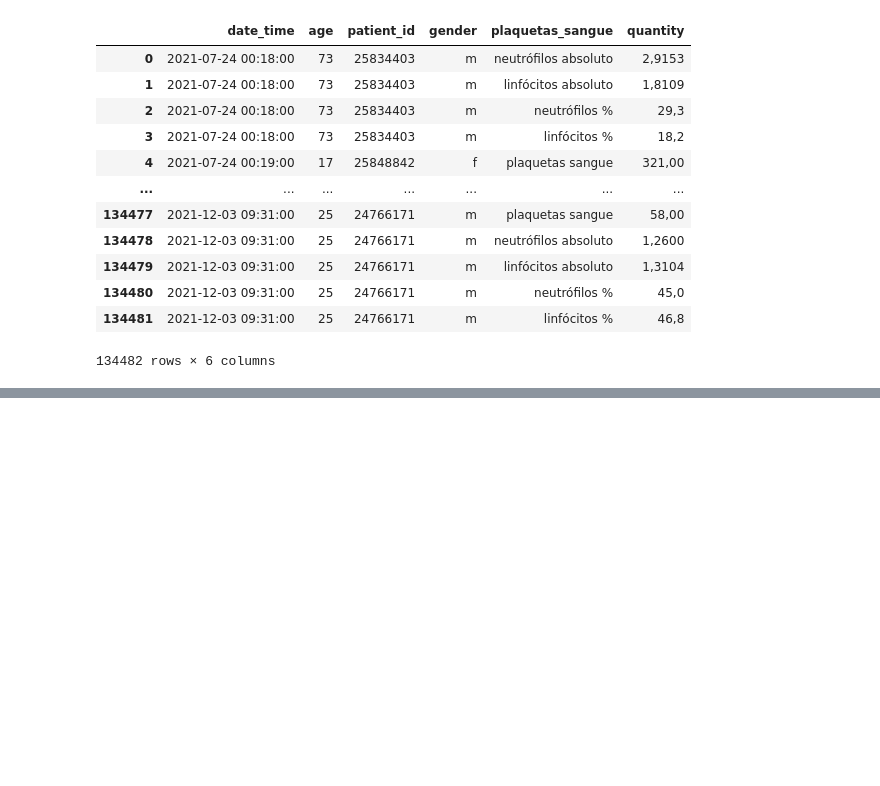
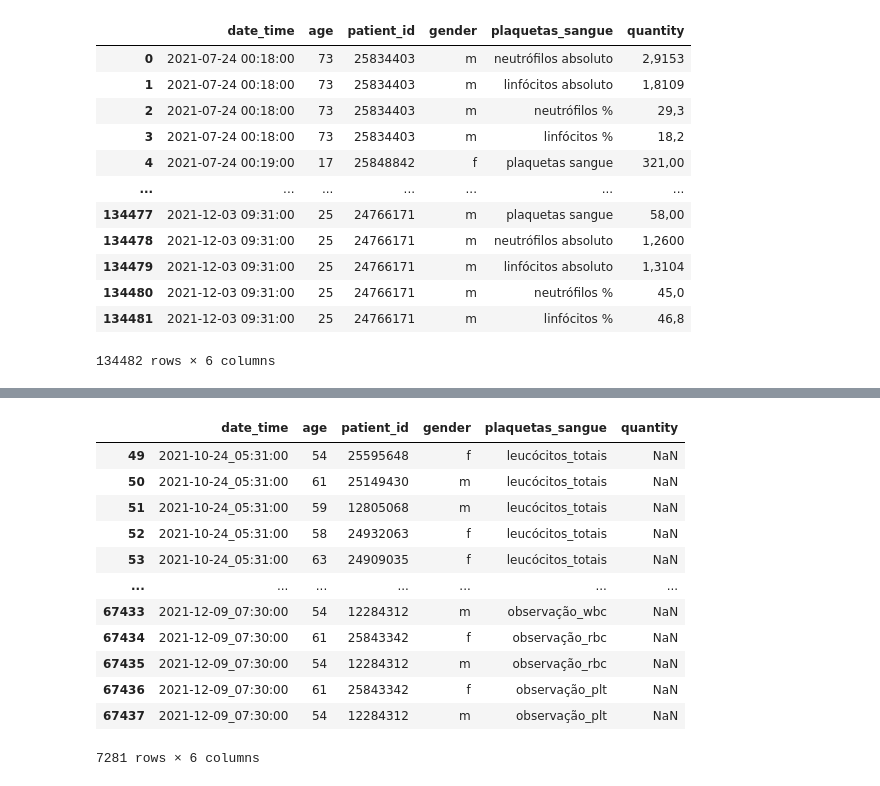
Before and after one commit to GabrielmAlves/health-care-data-synthesis, a Jupyter notebook: health-care-data-synthesis.ipynb, the cells around one changed output, grey strips where cells are left out. Cells and saved outputs as stored; diff of their text form; code cells hidden in the pictures; blank space fills up the shorter version.

```diff
--- a/health-care-data-synthesis.ipynb
+++ b/health-care-data-synthesis.ipynb
@@ -279,0 +349,16 @@ df3
+# %%
+df1[df1.isnull().any(axis=1)]
+# %% [output]
+|  | date_time | age | patient_id | gender | plaquetas_sangue | quantity |
+| 49 | 2021-10-24_05:31:00 | 54 | 25595648 | f | leucócitos_totais | NaN |
+| 50 | 2021-10-24_05:31:00 | 61 | 25149430 | m | leucócitos_totais | NaN |
+| 51 | 2021-10-24_05:31:00 | 59 | 12805068 | m | leucócitos_totais | NaN |
+| 52 | 2021-10-24_05:31:00 | 58 | 24932063 | f | leucócitos_totais | NaN |
+| 53 | 2021-10-24_05:31:00 | 63 | 24909035 | f | leucócitos_totais | NaN |
+| ... | ... | ... | ... | ... | ... | ... |
+| 67433 | 2021-12-09_07:30:00 | 54 | 12284312 | m | observação_wbc | NaN |
+| 67434 | 2021-12-09_07:30:00 | 61 | 25843342 | f | observação_rbc | NaN |
+| 67435 | 2021-12-09_07:30:00 | 54 | 12284312 | m | observação_rbc | NaN |
+| 67436 | 2021-12-09_07:30:00 | 61 | 25843342 | f | observação_plt | NaN |
+| 67437 | 2021-12-09_07:30:00 | 54 | 12284312 | m | observação_plt | NaN |
+7281 rows × 6 columns
```
Also changed, not shown: parts of 32 cells of this notebook.
